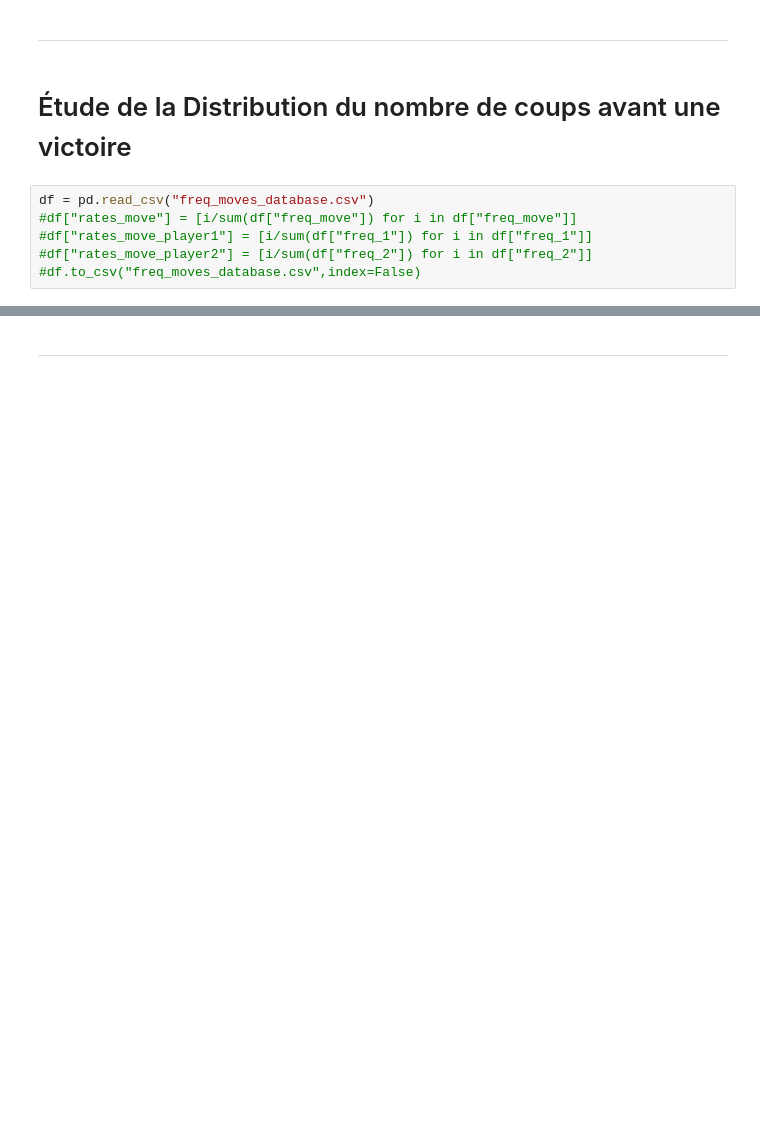
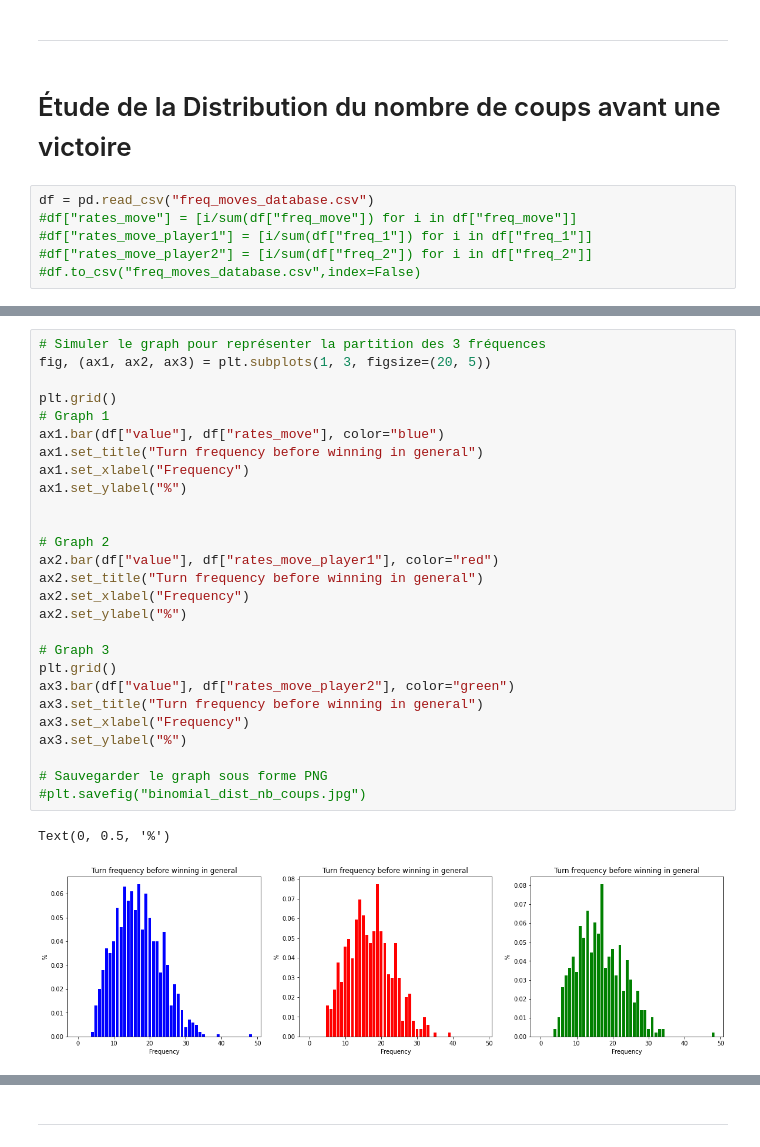
Before and after one commit to Meriadoc-gitgit/Bandits-Manchos-Simulation, a Jupyter notebook: puissance-4-game.ipynb, the cells around one changed output, grey strips where cells are left out. Saved outputs shown, nothing was run; the diff lists cells and outputs as text; blank space fills up the shorter version.

Commit message:
graph simulated

```diff
--- a/puissance-4-game.ipynb
+++ b/puissance-4-game.ipynb
@@ -214,3 +153,33 @@ En observant le graphe, on trouve que le nombre de coups qui possède la fréque
 
 #### Note
 Pour accéder au code plus concrète, les fichiers sources peuvent être retrouvés dans le répertoire `side_code`.
+# %%
+# Simuler le graph pour représenter la partition des 3 fréquences
+fig, (ax1, ax2, ax3) = plt.subplots(1, 3, figsize=(20, 5))
+
+plt.grid()
+# Graph 1
+ax1.bar(df["value"], df["rates_move"], color="blue")
+ax1.set_title("Turn frequency before winning in general")
+ax1.set_xlabel("Frequency")
+ax1.set_ylabel("%")
+
+
+# Graph 2
+ax2.bar(df["value"], df["rates_move_player1"], color="red")
+ax2.set_title("Turn frequency before winning in general")
+ax2.set_xlabel("Frequency")
+ax2.set_ylabel("%")
+
+# Graph 3
+plt.grid()
+ax3.bar(df["value"], df["rates_move_player2"], color="green")
+ax3.set_title("Turn frequency before winning in general")
+ax3.set_xlabel("Frequency")
+ax3.set_ylabel("%")
+
+# Sauvegarder le graph sous forme PNG
+#plt.savefig("binomial_dist_nb_coups.jpg")
+# %% [output]
+Text(0, 0.5, '%')
+[figure, added]
```
Also changed, not shown: parts of 20 cells of this notebook, 6 other files.
